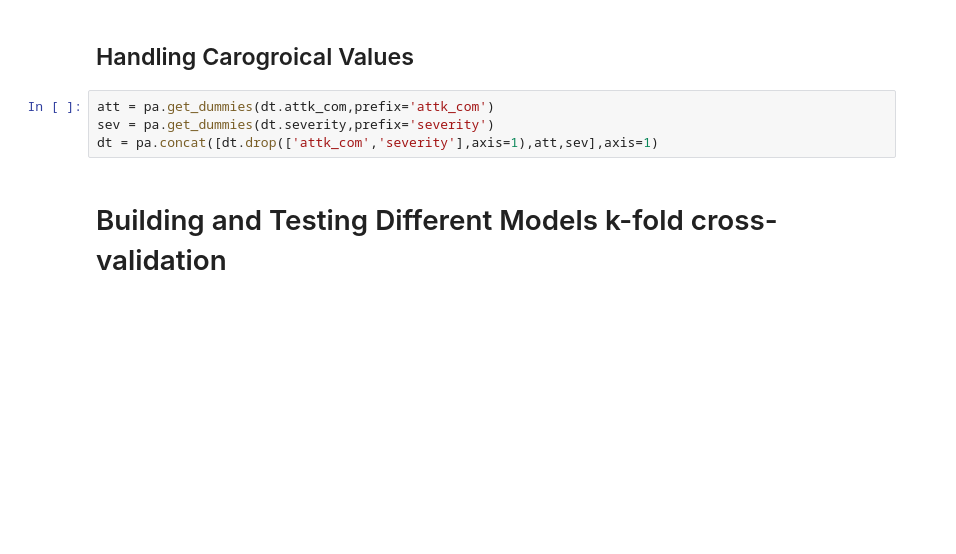
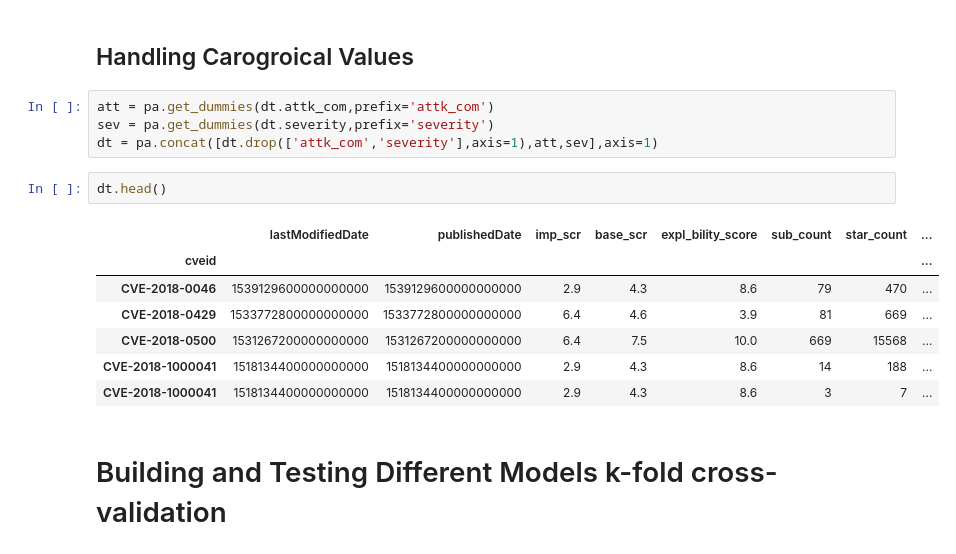
Before and after one commit to UNCG-CSE/Open_Source_Vul_Metrics, a Jupyter notebook: src/Models/Users_to_fixs_model.ipynb, the cells around one changed output. Cells and saved outputs as stored; diff of their text form; blank space fills up the shorter version.

```diff
--- a/src/Models/Users_to_fixs_model.ipynb
+++ b/src/Models/Users_to_fixs_model.ipynb
@@ -207,6 +207,16 @@ sns.lmplot(x='contr_count',y='update_time',hue='severity',col='severity',data=d[
 att = pa.get_dummies(dt.attk_com,prefix='attk_com')
 sev = pa.get_dummies(dt.severity,prefix='severity')
 dt = pa.concat([dt.drop(['attk_com','severity'],axis=1),att,sev],axis=1)
+# %%
+dt.head()
+# %% [output]
+|  | lastModifiedDate | publishedDate | imp_scr | base_scr | expl_bility_score | sub_count | star_count | ... |
+| cveid |  |  |  |  |  |  |  | ... |
+| CVE-2018-0046 | 1539129600000000000 | 1539129600000000000 | 2.9 | 4.3 | 8.6 | 79 | 470 | ... |
+| CVE-2018-0429 | 1533772800000000000 | 1533772800000000000 | 6.4 | 4.6 | 3.9 | 81 | 669 | ... |
+| CVE-2018-0500 | 1531267200000000000 | 1531267200000000000 | 6.4 | 7.5 | 10.0 | 669 | 15568 | ... |
+| CVE-2018-1000041 | 1518134400000000000 | 1518134400000000000 | 2.9 | 4.3 | 8.6 | 14 | 188 | ... |
+| CVE-2018-1000041 | 1518134400000000000 | 1518134400000000000 | 2.9 | 4.3 | 8.6 | 3 | 7 | ... |
 # %% [markdown]
 # Building and Testing Different Models k-fold cross-validation
 # %%
```
Also changed, not shown: parts of 10 cells of this notebook.
